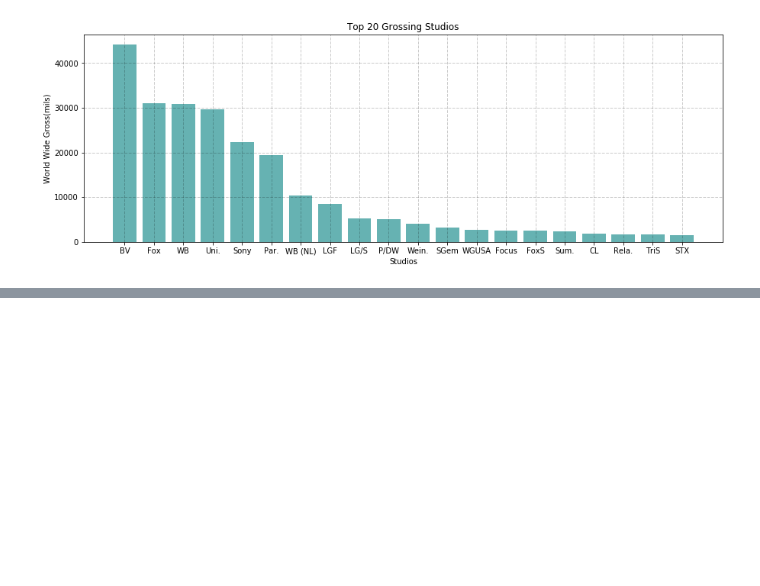
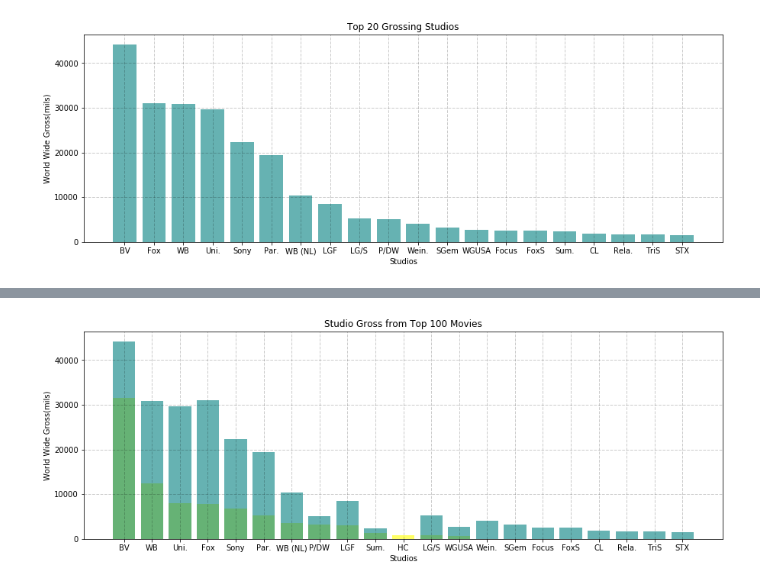
Before and after one commit to melodygr/microsoft_movie_analysis, a Jupyter notebook: Studio_Competition.ipynb, the cells around one changed output, grey strips where cells are left out. Drawn from its saved outputs; the diff is of its cells as text; code cells hidden in the pictures; blank space fills up the shorter version.

Commit message:
updates to studio file

```diff
--- a/Studio_Competition.ipynb
+++ b/Studio_Competition.ipynb
@@ -230,3 +230,6 @@ plt.ylabel('World Wide Gross(mils)');
 [figure]
 # %%
 #  These are top grossing studios.  What if I calculated top grossing movies, then looked up who made them?
+# %%
+top100movies = bom_movie_gross_df.nlargest(100, ['world_wide_gross(mils)'])
+top100movies.head()
@@ -232,0 +243,4 @@ plt.ylabel('World Wide Gross(mils)');
+# %%
+movies_grouped = top100movies.groupby(['studio']).sum()
+top_movie_studios=movies_grouped.nlargest(20,['world_wide_gross(mils)'])
+top_movie_studios
@@ -232,0 +263,10 @@ plt.ylabel('World Wide Gross(mils)');
+# %%
+fig = plt.figure(figsize = (15, 5))
+plt.bar(top_movie_studios.index, top_movie_studios['world_wide_gross(mils)'], color = 'yellow', alpha = 0.60)
+plt.bar(top_20_studios.index, top_20_studios['world_wide_gross(mils)'], color = 'teal', alpha = 0.60)
+plt.grid(color = 'black', alpha = 0.2, linestyle = '--', linewidth = 1)
+plt.title('Studio Gross from Top 100 Movies')
+plt.xlabel('Studios')
+plt.ylabel('World Wide Gross(mils)');
+# %% [output]
+[figure, added]
```
Also changed, not shown: parts of 5 cells of this notebook.
